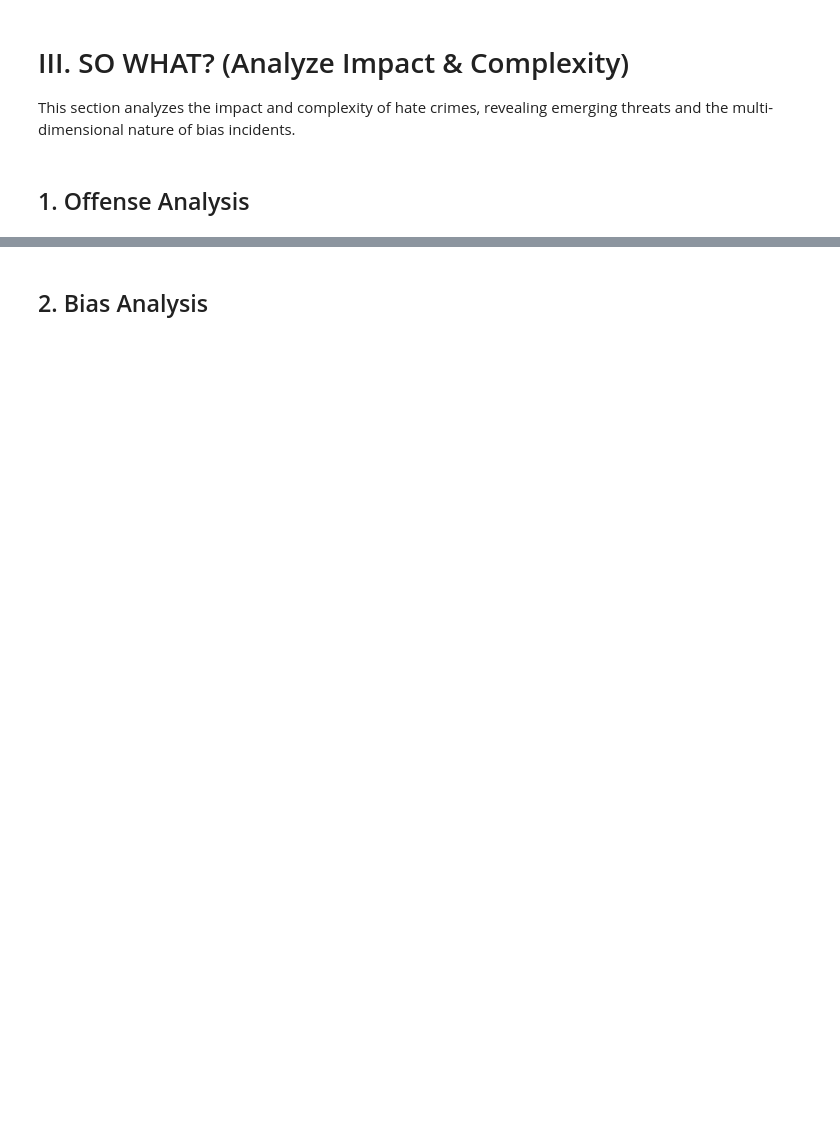
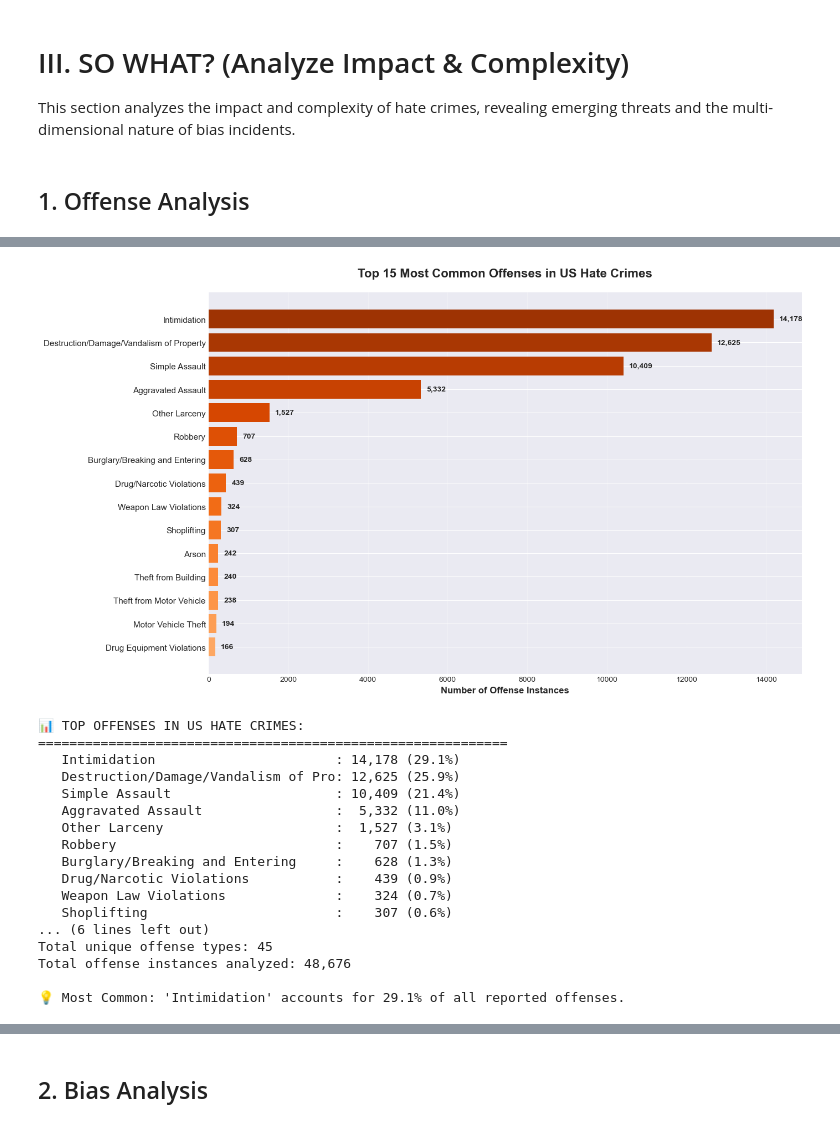
Before and after one commit to yamik1ra/DPnV_Group5_DSEB, a Jupyter notebook: notebooks/storytelling.ipynb, the cells around one changed output, grey strips where cells are left out. Saved outputs shown, nothing was run; the diff lists cells and outputs as text; code cells hidden in the pictures; blank space fills up the shorter version.

Commit message:
update visualization functions

```diff
--- a/notebooks/storytelling.ipynb
+++ b/notebooks/storytelling.ipynb
@@ -699,0 +442,21 @@ BURGLARY/BREAKING AND ENTERING:
+# %%
+visualize.plot_top_offenses(df)
+# %% [output]
+[figure, added]
+📊 TOP OFFENSES IN US HATE CRIMES:
+============================================================
+   Intimidation                       : 14,178 (29.1%)
+   Destruction/Damage/Vandalism of Pro: 12,625 (25.9%)
+   Simple Assault                     : 10,409 (21.4%)
+   Aggravated Assault                 :  5,332 (11.0%)
+   Other Larceny                      :  1,527 (3.1%)
+   Robbery                            :    707 (1.5%)
+   Burglary/Breaking and Entering     :    628 (1.3%)
+   Drug/Narcotic Violations           :    439 (0.9%)
+   Weapon Law Violations              :    324 (0.7%)
+   Shoplifting                        :    307 (0.6%)
+... (6 lines left out)
+Total unique offense types: 45
+Total offense instances analyzed: 48,676
+
+💡 Most Common: 'Intimidation' accounts for 29.1% of all reported offenses.
```
Also changed, not shown: parts of 28 cells of this notebook, 2 other files.
